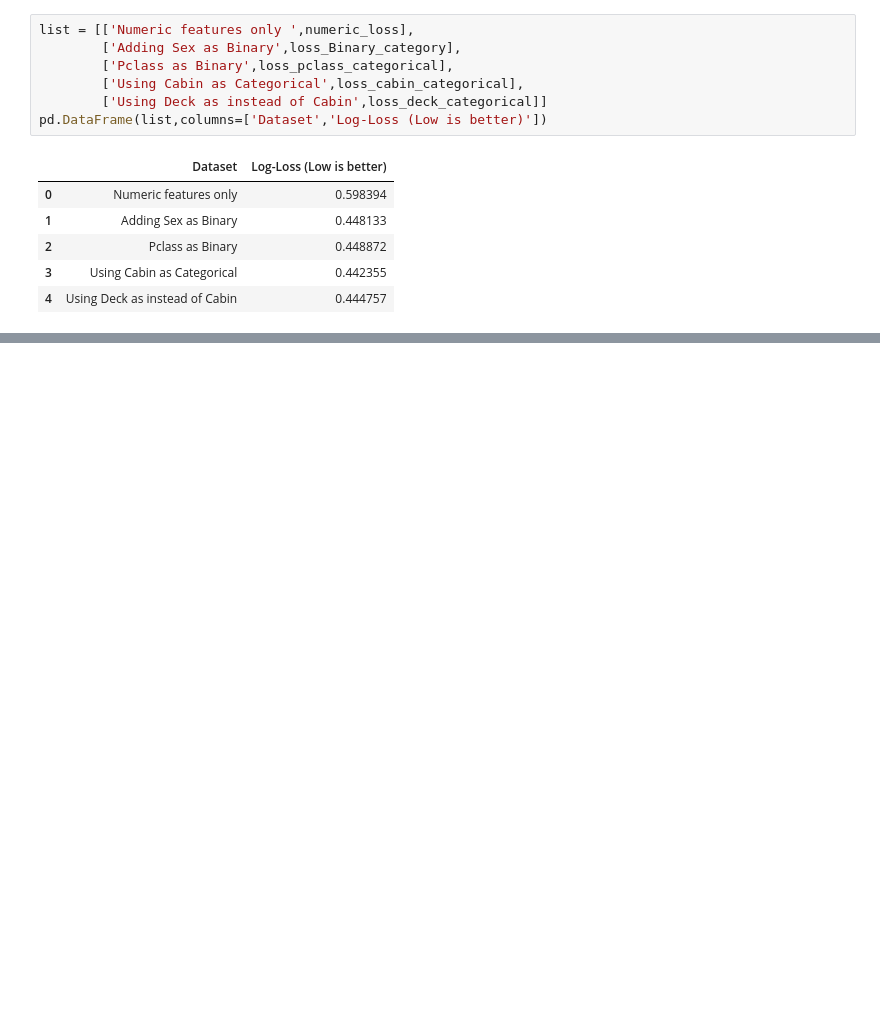
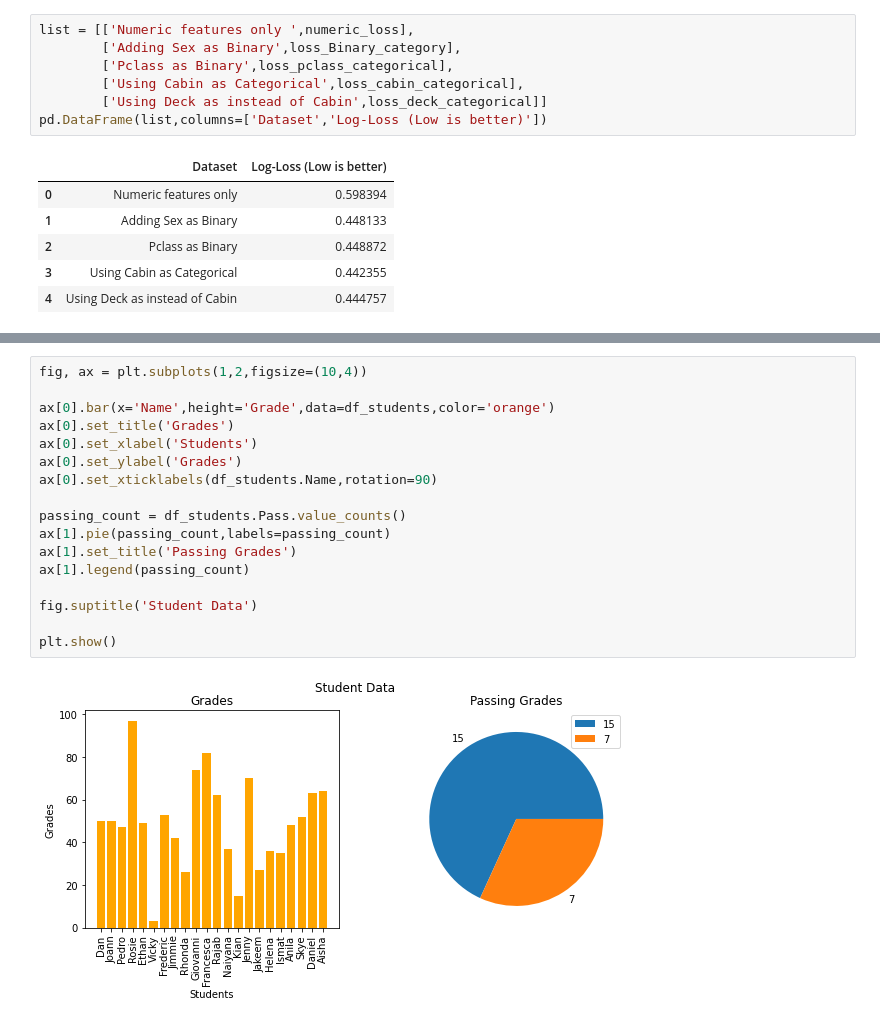
Before and after one commit to arun-jathari/data-science-, a Jupyter notebook: python cheatsheet.ipynb, the cells around one changed output, grey strips where cells are left out. Drawn from its saved outputs; the diff is of its cells as text; blank space fills up the shorter version.

```diff
--- a/python cheatsheet.ipynb
+++ b/python cheatsheet.ipynb
@@ -346,0 +426,19 @@ pd.DataFrame(list,columns=['Dataset','Log-Loss (Low is better)'])
+# %%
+fig, ax = plt.subplots(1,2,figsize=(10,4))
+
+ax[0].bar(x='Name',height='Grade',data=df_students,color='orange')
+ax[0].set_title('Grades')
+ax[0].set_xlabel('Students')
+ax[0].set_ylabel('Grades')
+ax[0].set_xticklabels(df_students.Name,rotation=90)
+
+passing_count = df_students.Pass.value_counts()
+ax[1].pie(passing_count,labels=passing_count)
+ax[1].set_title('Passing Grades')
+ax[1].legend(passing_count)
+
+fig.suptitle('Student Data')
+
+plt.show()
+# %% [output]
+[figure, added]
```
Also changed, not shown: parts of 43 cells of this notebook, 3 other files.
